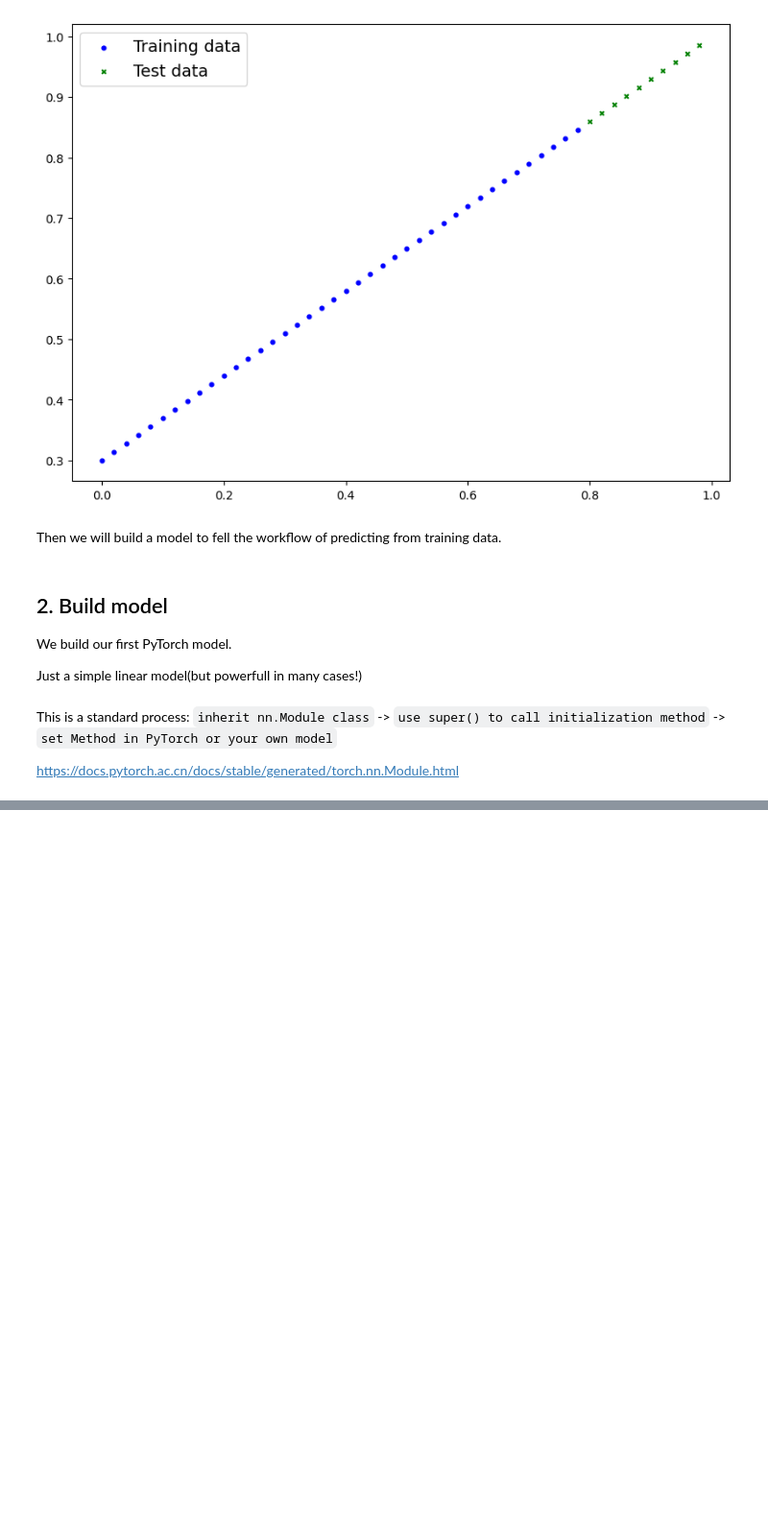
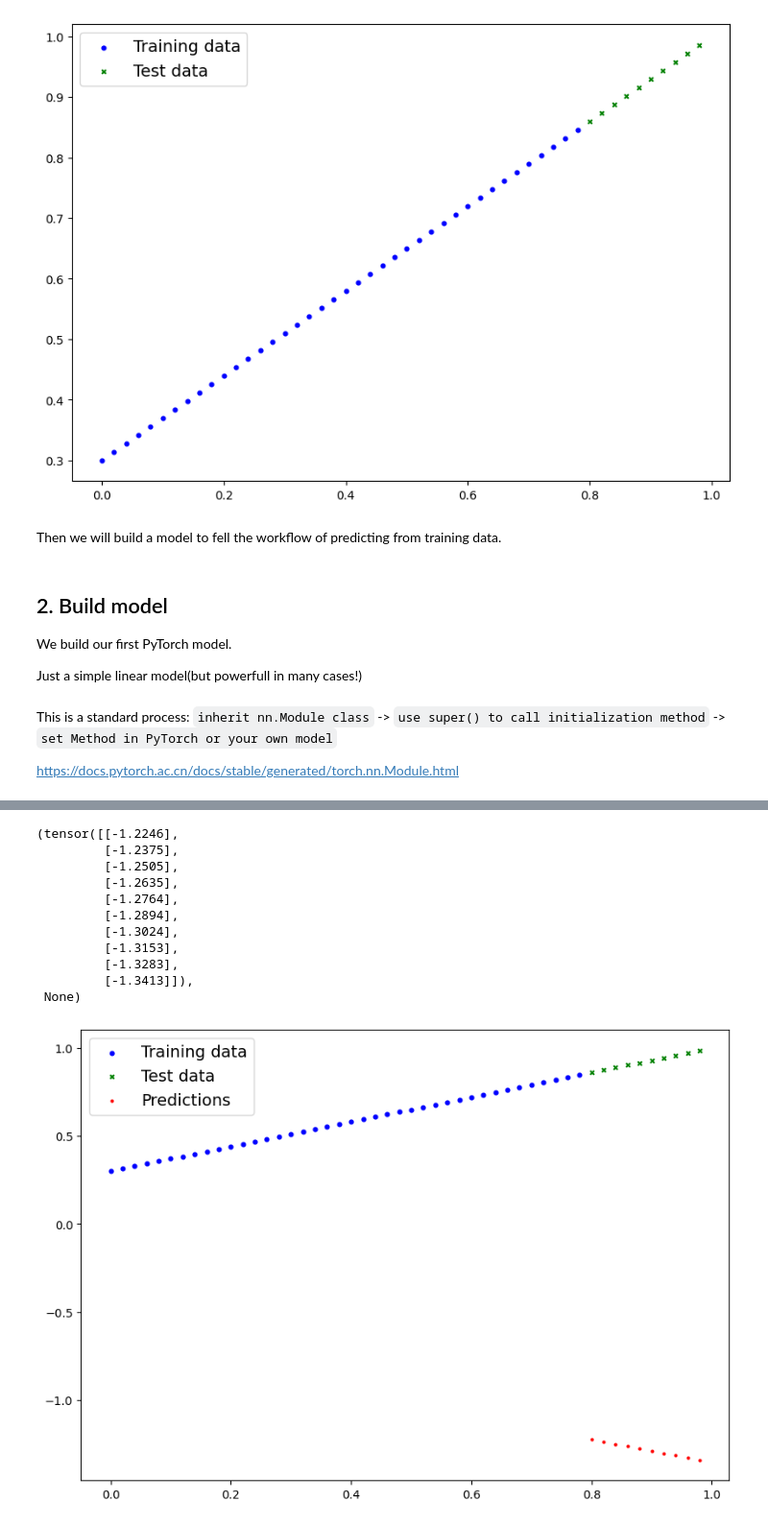
Before and after one commit to YKXu-c/MachineLearning_pytorch_RL_DLExamples, a Jupyter notebook: 01_pytorch_workflow.ipynb, the cells around one changed output, grey strips where cells are left out. Shown: that part at 96% size. Saved outputs shown, nothing was run; the diff lists cells and outputs as text; code cells hidden in the pictures; blank space fills up the shorter version.

```diff
--- a/01_pytorch_workflow.ipynb
+++ b/01_pytorch_workflow.ipynb
@@ -142,12 +142,12 @@ def plot_predictions(train_data=X_train,
   """
   plt.figure(figsize=(10,7))
 
-  plt.scatter(train_data, train_labels, c="b", s=12, label="Training data") #c-color s-size of point
+  plt.scatter(train_data.detach().numpy(), train_labels.detach().numpy(), c="b", s=12, label="Training data") #c-color s-size of point
 
-  plt.scatter(test_data, test_labels, c="g", s=12, marker='x', label="Test data")
+  plt.scatter(test_data.detach().numpy(), test_labels.detach().numpy(), c="g", s=12, marker='x', label="Test data")
 
   if predictions is not None:
-    plt.scatter(test_data, predictions, c="r", s=4, label="Predictions")
+    plt.scatter(test_data.detach().numpy(), predictions.detach().numpy(), c="r", s=4, label="Predictions")
 
   # Show the legend
   plt.legend(prop={"size": 14}) # Set the legend, prop receize a dictionary with many properties
@@ -171,0 +170,17 @@ https://docs.pytorch.ac.cn/docs/stable/generated/torch.nn.Module.html
+# %%
+# Create linear regression model class
+from torch import nn
+class LinearRegressionModel(nn.Module):
+  def __init__(self):
+    super().__init__()
+
+    # use nn.Parameter to label the parameters(what the model learn in the whle process)
+    # grad is gradient: the piatial deritive to every "direction", talk about it later
+    # it parameterlizes a random scalar (start from this random number)
+    self.weights = nn.Parameter(torch.randn(1,requires_grad=True,dtype=torch.float))
+
+    self.bias = nn.Parameter(torch.randn(1,requires_grad=True,dtype=torch.float))
+
+  # Forward method to define the computation in the linear model
+  def forward(self, x:torch.Tensor) -> torch.Tensor: # x is the input
+    return self.weights * x + self.bias
@@ -171,0 +211,15 @@ https://docs.pytorch.ac.cn/docs/stable/generated/torch.nn.Module.html
+# %%
+# Create a random seed
+torch.manual_seed(43)
+
+# Create an instance of the model (our llinear model is a subclass of nn.Module)
+model_0 = LinearRegressionModel()
+
+# Check out the parameters
+# (saved as a generator, because the parameters are generated in each time)
+print(f"{model_0.parameters()}")
+print("------------")
+print(f"{list(model_0.parameters())}")
+
+# List named parameters(saved as a dictionary)
+print(f"{model_0.state_dict()}")
@@ -171,0 +274,20 @@ https://docs.pytorch.ac.cn/docs/stable/generated/torch.nn.Module.html
+# %%
+# Make predictions with model(random initialized, not learn right no. )
+# Remember that model_0 use manual seed 43
+with torch.inference_mode():
+  Y_pred = model_0(X_test)
+
+Y_pred,plot_predictions(predictions=Y_pred)
+# %% [output]
+(tensor([[-1.2246],
+         [-1.2375],
+         [-1.2505],
+         [-1.2635],
+         [-1.2764],
+         [-1.2894],
+         [-1.3024],
+         [-1.3153],
+         [-1.3283],
+         [-1.3413]]),
+ None)
+[figure, added]
```
Also changed, not shown: parts of 23 cells of this notebook.
